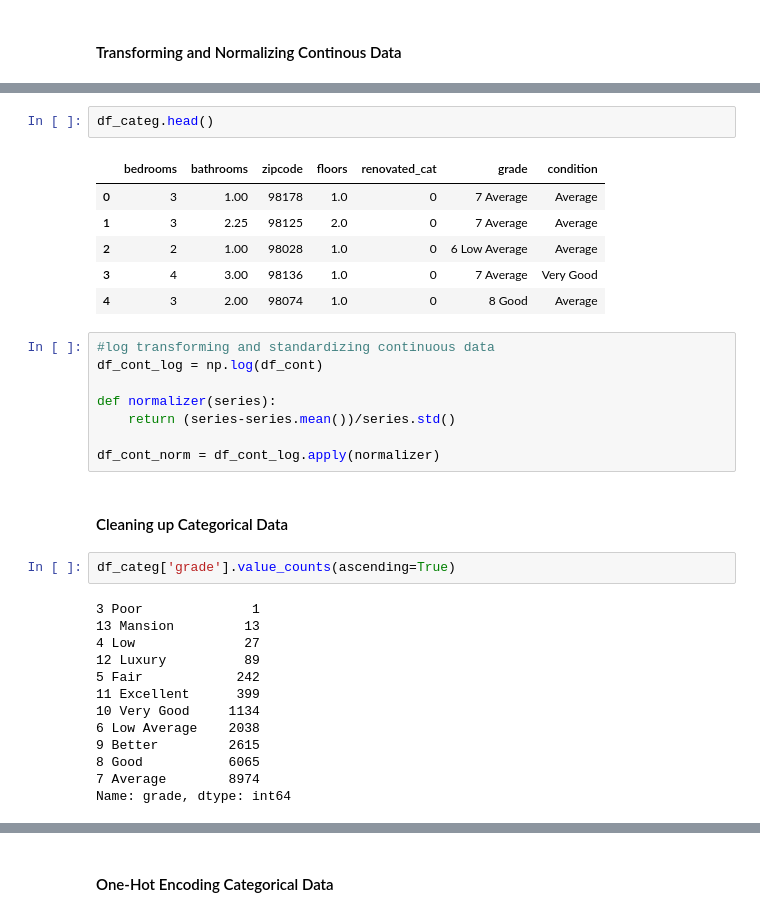
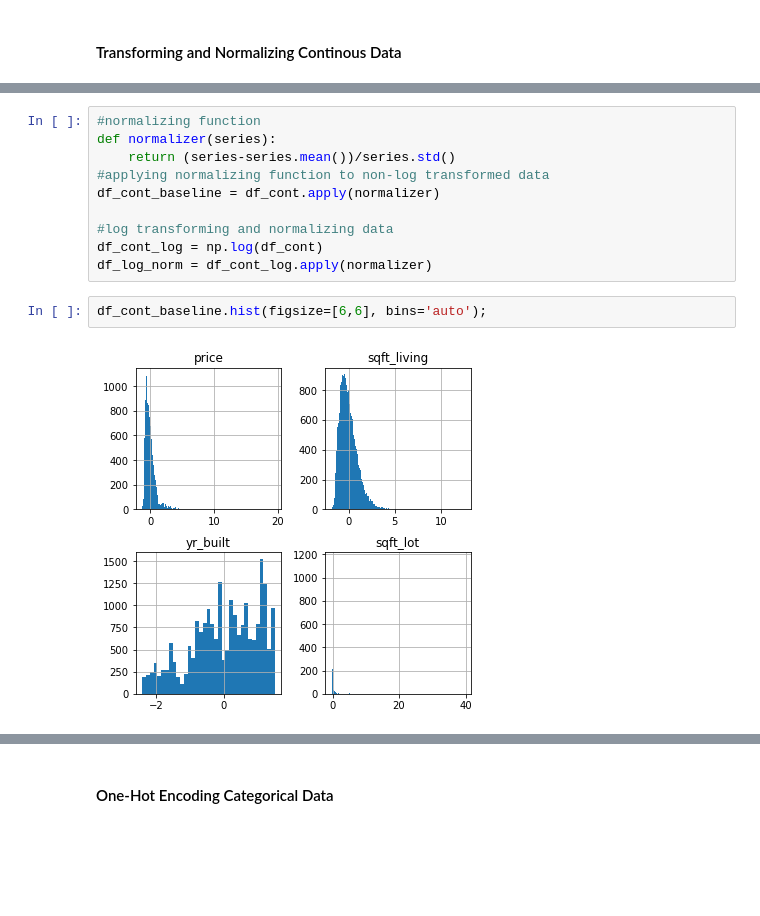
Before and after one commit to kevin-culver/home_sales_analysis, a Jupyter notebook: home_sales_analysis.ipynb, the cells around one changed output, grey strips where cells are left out. Saved outputs shown, nothing was run; the diff lists cells and outputs as text; blank space fills up the shorter version.

Commit message:
scale data and create baseline model

```diff
--- a/home_sales_analysis.ipynb
+++ b/home_sales_analysis.ipynb
@@ -214,37 +195,17 @@ categ = ['bedrooms', 'bathrooms', 'zipcode', 'floors', 'renovated_cat', 'grade',
 df['price'] = df['price']
 df_cont = df[cont]
 df_categ = df[categ]
-# %%
-df_categ.head()
-# %% [output]
-|  | bedrooms | bathrooms | zipcode | floors | renovated_cat | grade | condition |
-| 0 | 3 | 1.00 | 98178 | 1.0 | 0 | 7 Average | Average |
-| 1 | 3 | 2.25 | 98125 | 2.0 | 0 | 7 Average | Average |
-| 2 | 2 | 1.00 | 98028 | 1.0 | 0 | 6 Low Average | Average |
-| 3 | 4 | 3.00 | 98136 | 1.0 | 0 | 7 Average | Very Good |
-| 4 | 3 | 2.00 | 98074 | 1.0 | 0 | 8 Good | Average |
-# %%
-#log transforming and standardizing continuous data
-df_cont_log = np.log(df_cont)
-
-def normalizer(series):
-    return (series-series.mean())/series.std()
-
-df_cont_norm = df_cont_log.apply(normalizer)
-# %% [markdown]
-#### Cleaning up Categorical Data
-# %%
-df_categ['grade'].value_counts(ascending=True)
-# %% [output]
-3 Poor              1
-13 Mansion         13
-4 Low              27
-12 Luxury          89
-5 Fair            242
-11 Excellent      399
-10 Very Good     1134
-6 Low Average    2038
-9 Better         2615
-8 Good           6065
-7 Average        8974
-Name: grade, dtype: int64
+# %%
+#normalizing function
+def normalizer(series):
+    return (series-series.mean())/series.std()
+#applying normalizing function to non-log transformed data
+df_cont_baseline = df_cont.apply(normalizer)
+
+#log transforming and normalizing data
+df_cont_log = np.log(df_cont)
+df_log_norm = df_cont_log.apply(normalizer)
+# %%
+df_cont_baseline.hist(figsize=[6,6], bins='auto');
+# %% [output]
+[figure, added]
```
Also changed, not shown: parts of 39 cells of this notebook.
